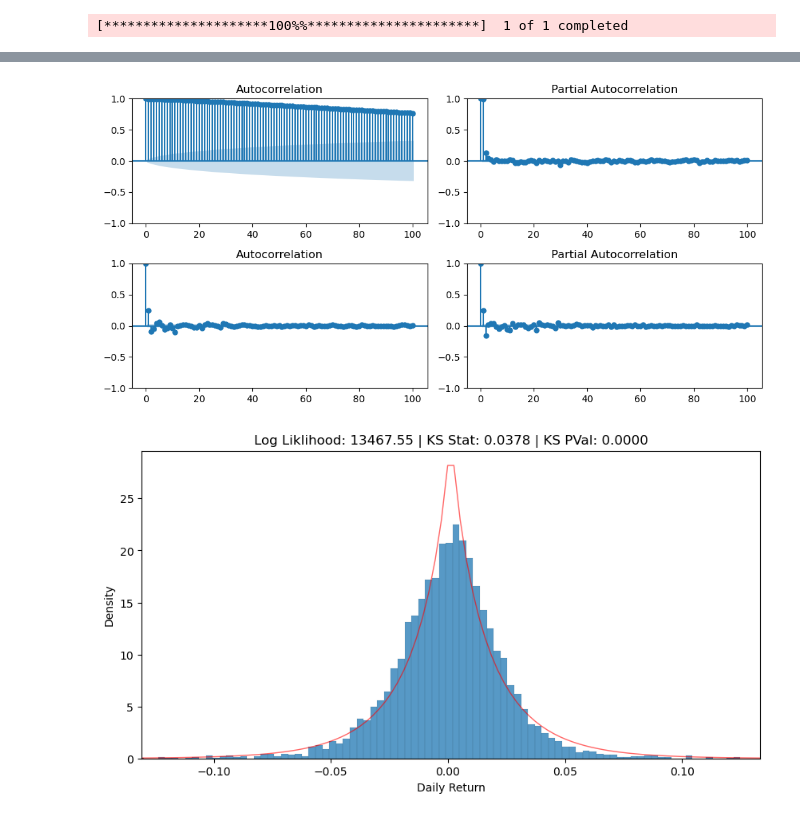
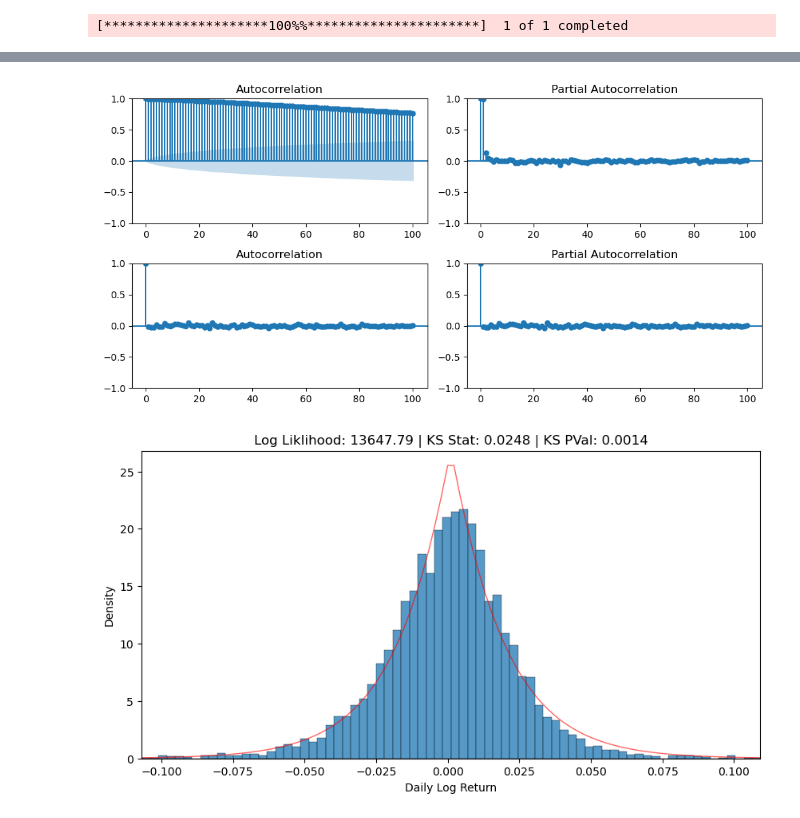
Before and after one commit to rmcguigan/PGE_RESEARCH, a Jupyter notebook: COMMODITIES/wti_confidence_intervals.ipynb, the cells around one changed output, grey strips where cells are left out. Saved outputs shown, nothing was run; the diff lists cells and outputs as text; code cells hidden in the pictures.

Commit message:
Changed to log returns

```diff
--- a/COMMODITIES/wti_confidence_intervals.ipynb
+++ b/COMMODITIES/wti_confidence_intervals.ipynb
@@ -17,6 +17,7 @@ wti['Date'] = pd.to_datetime(wti.index)
 wti['Year'] = wti['Date'].dt.year
 wti = wti.set_index('Date')
 wti['Daily_Return'] = wti['Adj Close'].pct_change()
+wti['Log_Return'] = np.log(wti['Adj Close']).diff()
 # %% [output]
 [*********************100%%**********************]  1 of 1 completed
 # %%
@@ -38,28 +39,28 @@ wti.tail(10)
 fig, axs = plt.subplots(nrows=2, ncols=2, figsize=(10, 5))
 plot_acf(wti['Close'].dropna(), ax=axs[0,0], lags=100)
 plot_pacf(wti['Close'].dropna(), ax=axs[0,1], lags=100)
-plot_acf(wti['Daily_Return'].dropna(), ax=axs[1,0], lags=100)
-plot_pacf(wti['Daily_Return'].dropna(), ax=axs[1,1], lags=100)
+plot_acf(wti['Log_Return'].dropna(), ax=axs[1,0], lags=100)
+plot_pacf(wti['Log_Return'].dropna(), ax=axs[1,1], lags=100)
 plt.tight_layout(); plt.show()
 # %% [output]
-[figure, old version]
+[figure, new version]
 # %%
-params = gennorm.fit(wti['Daily_Return'].dropna())
-log_likelihood = gennorm.logpdf(wti['Daily_Return'].dropna(), *params).sum()
-ks_stat, ks_stat_pval = kstest(wti['Daily_Return'].dropna(), 'gennorm', params)
+params = gennorm.fit(wti['Log_Return'].dropna())
+log_likelihood = gennorm.logpdf(wti['Log_Return'].dropna(), *params).sum()
+ks_stat, ks_stat_pval = kstest(wti['Log_Return'].dropna(), 'gennorm', params)
 
 fig, ax = plt.subplots(figsize=(10, 5))
-sns.histplot(wti['Daily_Return'].dropna(), kde=False, stat='density', ax=ax)
+sns.histplot(wti['Log_Return'].dropna(), kde=False, stat='density', ax=ax)
 x = np.linspace(gennorm.ppf(0.001, params[0], params[1], params[2]),
                     gennorm.ppf(0.999, params[0], params[1], params[2]),
                     100)
 ax.plot(x, gennorm.pdf(x, params[0], params[1], params[2]), 'r-',
                 lw=1, alpha=0.6, label='GED fit')
 ax.set(title=f'Log Liklihood: {log_likelihood:.2f} | KS Stat: {ks_stat:.4f} | KS PVal: {ks_stat_pval:.4f}',
-       xlabel='Daily Return', ylabel='Density', xlim=(np.min(x), np.max(x)))
+       xlabel='Daily Log Return', ylabel='Density', xlim=(np.min(x), np.max(x)))
 plt.show()
 # %% [output]
-[figure, old version]
+[figure, new version]
 # %%
 years = range(2001, 2024)
 distributions = pd.DataFrame(index=years, columns=['Beta', 'Loc', 'Scale',
```
Also changed, not shown: parts of 10 cells of this notebook.
